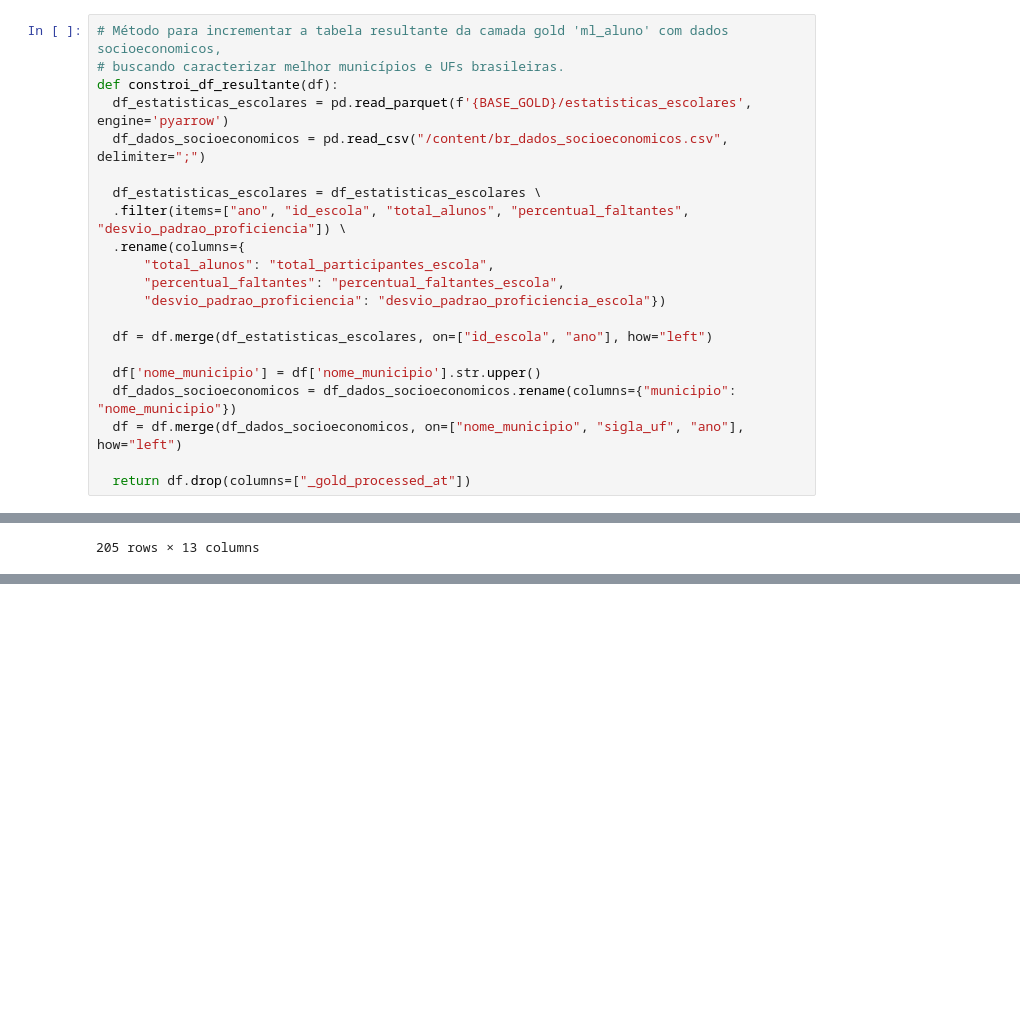
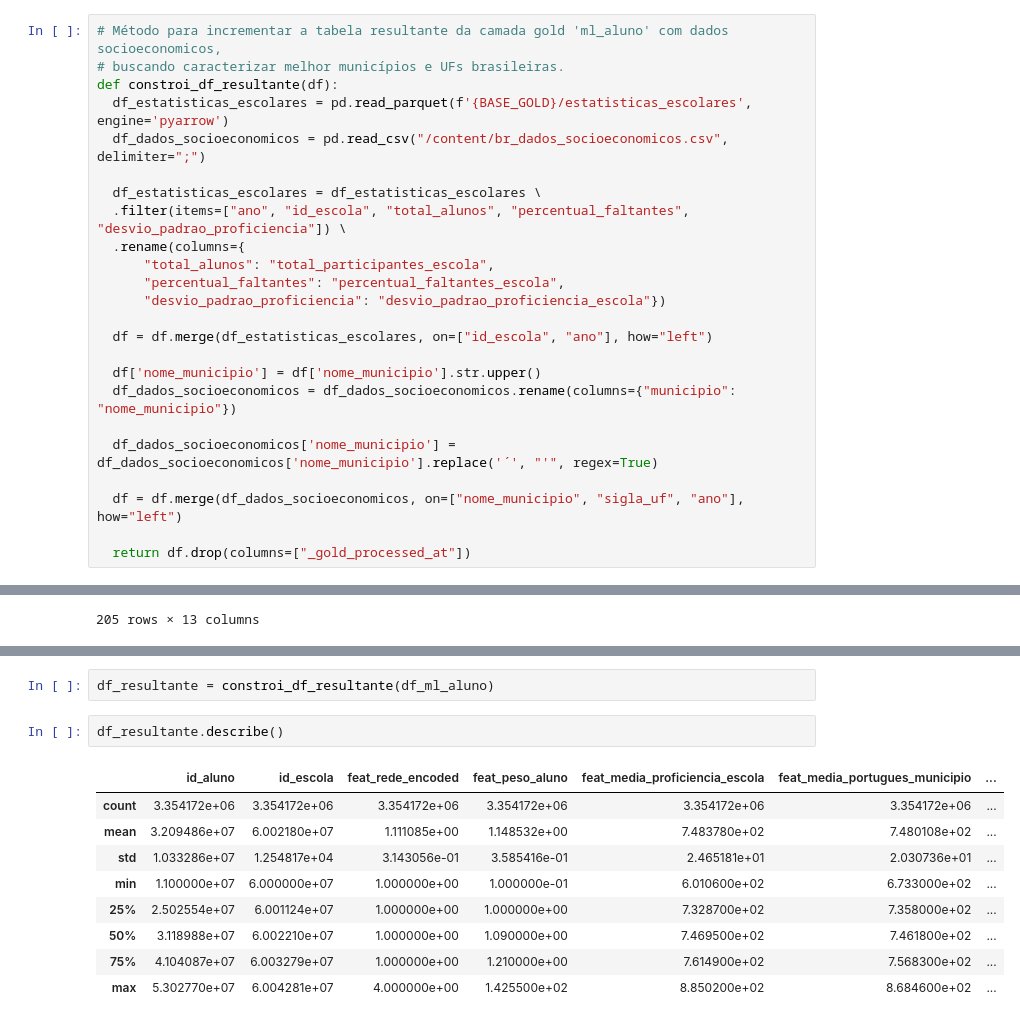
Before and after one commit to giusepelopes/modelagem_alfabetizacao, a Jupyter notebook: notebooks/EDA_T3.ipynb, the cells around one changed output, grey strips where cells are left out. Saved outputs shown, nothing was run; the diff lists cells and outputs as text; blank space fills up the shorter version.

Commit message:
Obtenção do df_resultante (merge e renomeação das colunas)

```diff
--- a/notebooks/EDA_T3.ipynb
+++ b/notebooks/EDA_T3.ipynb
@@ -30,6 +34,9 @@ def constroi_df_resultante(df):
 
   df['nome_municipio'] = df['nome_municipio'].str.upper()
   df_dados_socioeconomicos = df_dados_socioeconomicos.rename(columns={"municipio": "nome_municipio"})
+
+  df_dados_socioeconomicos['nome_municipio'] = df_dados_socioeconomicos['nome_municipio'].replace('´', "'", regex=True)
+
   df = df.merge(df_dados_socioeconomicos, on=["nome_municipio", "sigla_uf", "ano"], how="left")
 
   return df.drop(columns=["_gold_processed_at"])
@@ -145,0 +161,14 @@ df_ml_aluno[df_ml_aluno['feat_media_portugues_municipio'].isna() == True].head()
+# %%
+df_resultante = constroi_df_resultante(df_ml_aluno)
+# %%
+df_resultante.describe()
+# %% [output]
+|  | id_aluno | id_escola | feat_rede_encoded | feat_peso_aluno | feat_media_proficiencia_escola | feat_media_portugues_municipio | ... |
+| count | 3.354172e+06 | 3.354172e+06 | 3.354172e+06 | 3.354172e+06 | 3.354172e+06 | 3.354172e+06 | ... |
+| mean | 3.209486e+07 | 6.002180e+07 | 1.111085e+00 | 1.148532e+00 | 7.483780e+02 | 7.480108e+02 | ... |
+| std | 1.033286e+07 | 1.254817e+04 | 3.143056e-01 | 3.585416e-01 | 2.465181e+01 | 2.030736e+01 | ... |
+| min | 1.100000e+07 | 6.000000e+07 | 1.000000e+00 | 1.000000e-01 | 6.010600e+02 | 6.733000e+02 | ... |
+| 25% | 2.502554e+07 | 6.001124e+07 | 1.000000e+00 | 1.000000e+00 | 7.328700e+02 | 7.358000e+02 | ... |
+| 50% | 3.118988e+07 | 6.002210e+07 | 1.000000e+00 | 1.090000e+00 | 7.469500e+02 | 7.461800e+02 | ... |
+| 75% | 4.104087e+07 | 6.003279e+07 | 1.000000e+00 | 1.210000e+00 | 7.614900e+02 | 7.568300e+02 | ... |
+| max | 5.302770e+07 | 6.004281e+07 | 4.000000e+00 | 1.425500e+02 | 8.850200e+02 | 8.684600e+02 | ... |
```
Also changed, not shown: parts of 7 cells of this notebook.
